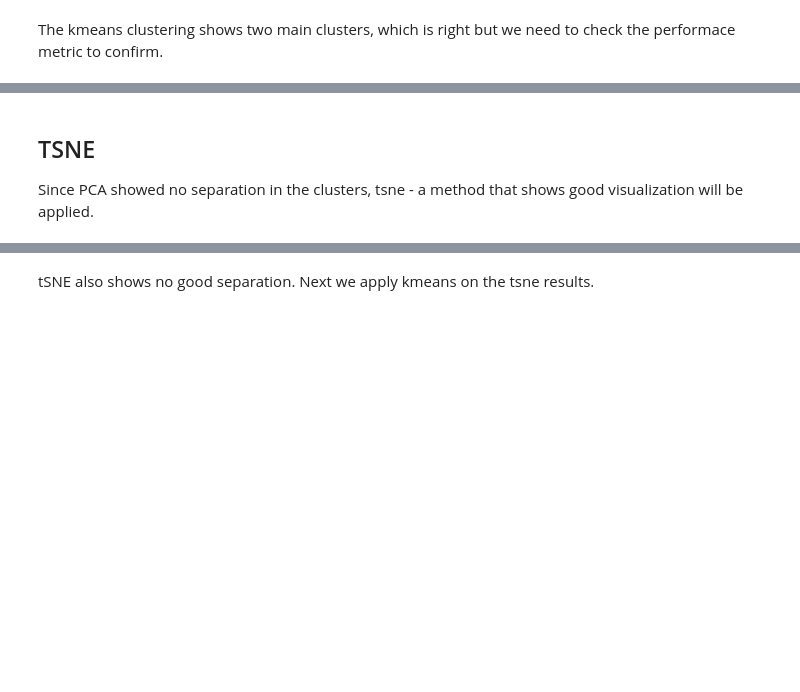
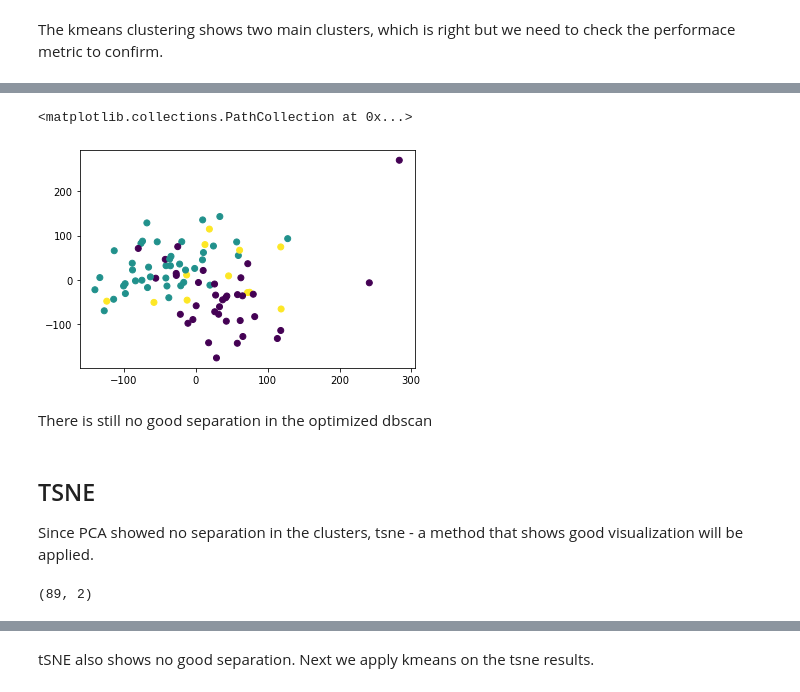
Before and after one commit to Anisah-bb/Unsupervised-Learning, a Jupyter notebook: Lung_cancer.ipynb, the cells around one changed output, grey strips where cells are left out. Cells and saved outputs as stored; diff of their text form; code cells hidden in the pictures; blank space fills up the shorter version.

```diff
--- a/Lung_cancer.ipynb
+++ b/Lung_cancer.ipynb
@@ -672,3 +710,18 @@ The accuracy is below 50% and the third cluster is not prdricted at all.
+# %%
+#cluster with the optimal value of epsilon
+dbscan_cluster = cluster.DBSCAN(eps=320)
+dbs = dbscan_cluster.fit_predict(X_reduced)
+
+# Visualizing DBSCAN
+plt.scatter(X_reduced[:, 0],
+X_reduced[:, 1],
+c=df['label']
+)
+# %% [output]
+<matplotlib.collections.PathCollection at 0x...>
+[figure, added]
+# %% [markdown]
+There is still no good separation in the optimized dbscan
 # %% [markdown]
 ## TSNE
 Since PCA showed no separation in the clusters, tsne - a method that shows good visualization will be applied.
@@ -677,6 +730,9 @@ from sklearn.manifold import TSNE
 #apply tsne on the PCA reductions
 tsne = TSNE()
 Y = tsne.fit_transform(X_reduced)
+Y.shape
+# %% [output]
+(89, 2)
 # %%
 #visualize
 plt.scatter(Y[:,0],Y[:,1],  c =df['label'], cmap = "jet", edgecolor = "None", alpha=0.35)
```
Also changed, not shown: parts of 18 cells of this notebook, 1 other file.
